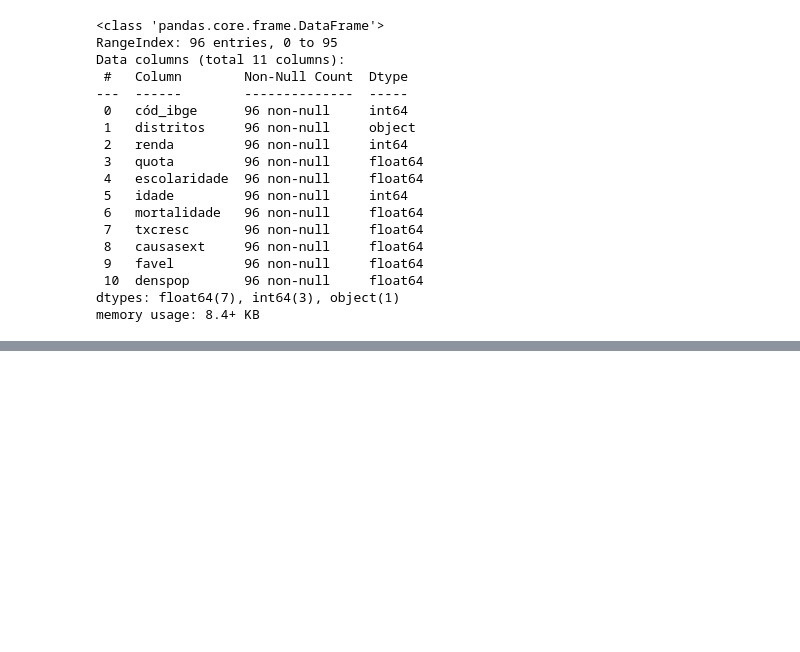
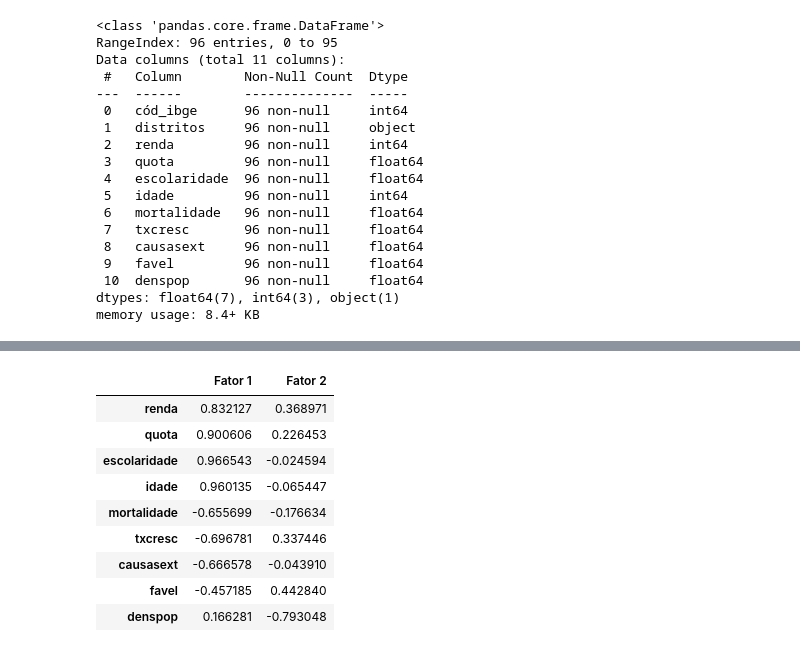
Before and after one commit to filipecarbonera/MBA_USP_Data_Science_Analytics, a Jupyter notebook: Factor Analysis and PCA/script_atlas_sp.ipynb, the cells around one changed output, grey strips where cells are left out. Drawn from its saved outputs; the diff is of its cells as text; code cells hidden in the pictures; blank space fills up the shorter version.

```diff
--- a/Factor Analysis and PCA/script_atlas_sp.ipynb
+++ b/Factor Analysis and PCA/script_atlas_sp.ipynb
@@ -84,0 +169,20 @@ tab_desc
+# %%
+#%% Determinando as cargas fatoriais.
+cargas_fatoriais = fa.loadings_
+
+tabela_cargas = pd.DataFrame(cargas_fatoriais)
+tabela_cargas.columns = [f"Fator {i+1}" for i, v in enumerate(tabela_cargas.columns)]
+tabela_cargas.index = atlas_pca.columns
+
+tabela_cargas
+# %% [output]
+|  | Fator 1 | Fator 2 |
+| renda | 0.832127 | 0.368971 |
+| quota | 0.900606 | 0.226453 |
+| escolaridade | 0.966543 | -0.024594 |
+| idade | 0.960135 | -0.065447 |
+| mortalidade | -0.655699 | -0.176634 |
+| txcresc | -0.696781 | 0.337446 |
+| causasext | -0.666578 | -0.043910 |
+| favel | -0.457185 | 0.442840 |
+| denspop | 0.166281 | -0.793048 |
```
Also changed, not shown: parts of 11 cells of this notebook.
